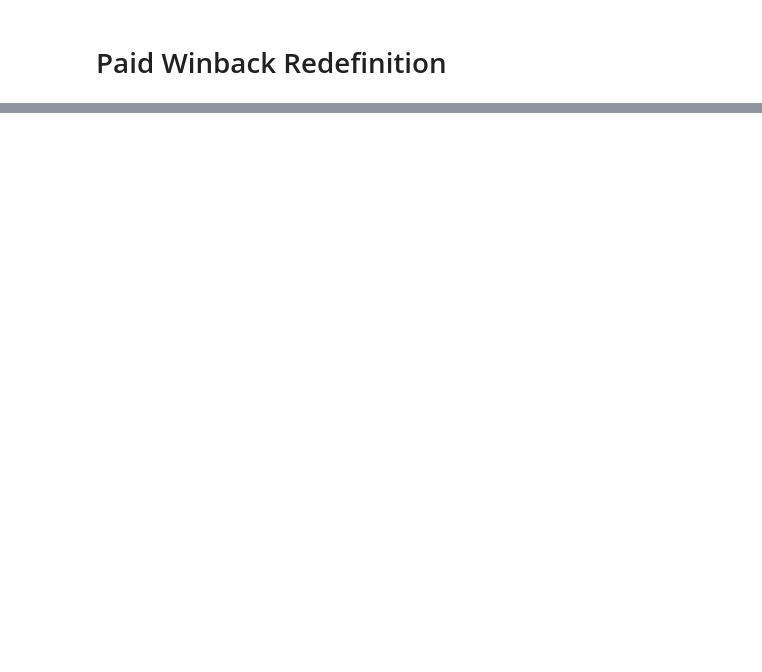
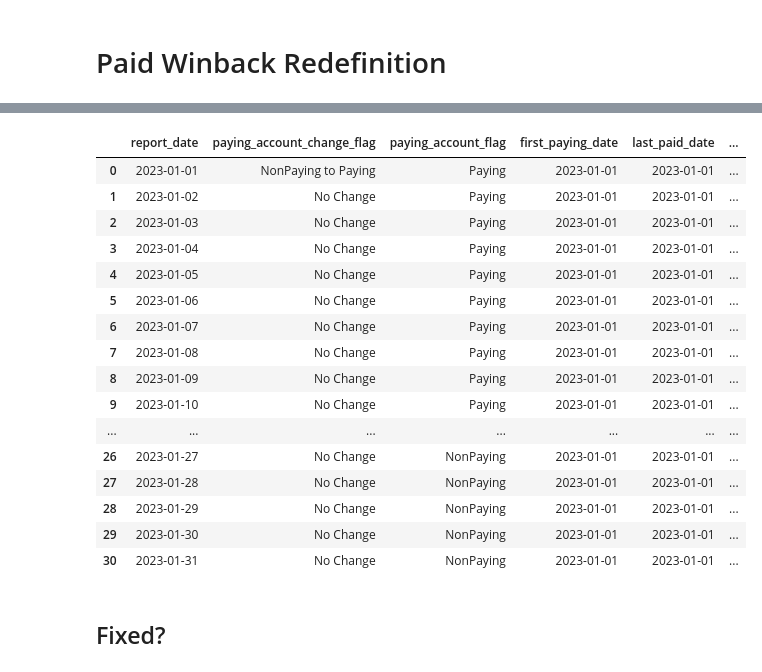
Before and after one commit to sandersli-nbc/CRM-Dashboard, a Jupyter notebook: test.ipynb, the cells around one changed output, grey strips where cells are left out. Saved outputs shown, nothing was run; the diff lists cells and outputs as text; code cells hidden in the pictures; blank space fills up the shorter version.

```diff
--- a/test.ipynb
+++ b/test.ipynb
@@ -1830,0 +2504,28 @@ LEFT JOIN Net_New_Upgrade_Num
+# %%
+%%bigquery
+
+select report_date, paying_account_change_flag, paying_account_flag, first_paying_date, last_paid_date, recent_paying_date, entitlement, entitlement_change_flag, bundling_partner
+FROM `nbcu-ds-prod-001.PeacockDataMartSilver.SILVER_USER`
+WHERE adobe_tracking_id = 'SZdd2ZQXBorOfSD32S+w+KyChyjmb+65sLULqeXTIh4='
+and report_date between '2023-01-01' and '2023-01-31'
+order by 1
+# %% [output]
+|  | report_date | paying_account_change_flag | paying_account_flag | first_paying_date | last_paid_date | ... |
+| 0 | 2023-01-01 | NonPaying to Paying | Paying | 2023-01-01 | 2023-01-01 | ... |
+| 1 | 2023-01-02 | No Change | Paying | 2023-01-01 | 2023-01-01 | ... |
+| 2 | 2023-01-03 | No Change | Paying | 2023-01-01 | 2023-01-01 | ... |
+| 3 | 2023-01-04 | No Change | Paying | 2023-01-01 | 2023-01-01 | ... |
+| 4 | 2023-01-05 | No Change | Paying | 2023-01-01 | 2023-01-01 | ... |
+| 5 | 2023-01-06 | No Change | Paying | 2023-01-01 | 2023-01-01 | ... |
+| 6 | 2023-01-07 | No Change | Paying | 2023-01-01 | 2023-01-01 | ... |
+| 7 | 2023-01-08 | No Change | Paying | 2023-01-01 | 2023-01-01 | ... |
+| 8 | 2023-01-09 | No Change | Paying | 2023-01-01 | 2023-01-01 | ... |
+| 9 | 2023-01-10 | No Change | Paying | 2023-01-01 | 2023-01-01 | ... |
+| ... | ... | ... | ... | ... | ... | ... |
+| 26 | 2023-01-27 | No Change | NonPaying | 2023-01-01 | 2023-01-01 | ... |
+| 27 | 2023-01-28 | No Change | NonPaying | 2023-01-01 | 2023-01-01 | ... |
+| 28 | 2023-01-29 | No Change | NonPaying | 2023-01-01 | 2023-01-01 | ... |
+| 29 | 2023-01-30 | No Change | NonPaying | 2023-01-01 | 2023-01-01 | ... |
+| 30 | 2023-01-31 | No Change | NonPaying | 2023-01-01 | 2023-01-01 | ... |
+# %% [markdown]
+## Fixed?
```
Also changed, not shown: parts of 88 cells of this notebook, 17 other files.
